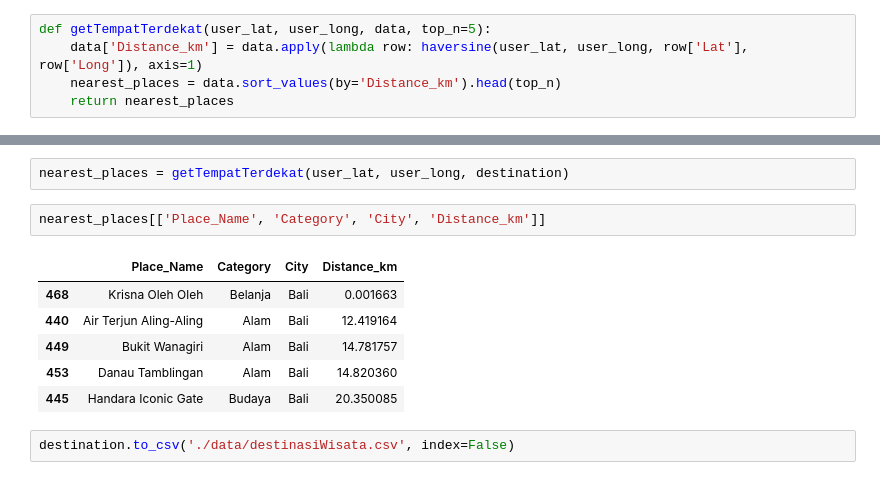
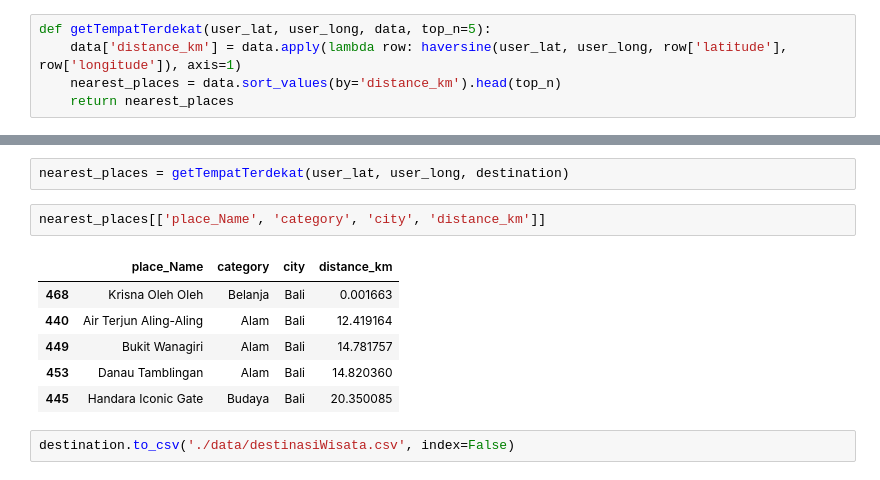
Before and after one commit to DestinAsyik/ML, a Jupyter notebook: recom.ipynb, the cells around one changed output, grey strips where cells are left out. Drawn from its saved outputs; the diff is of its cells as text.

```diff
--- a/recom.ipynb
+++ b/recom.ipynb
@@ -416,22 +432,22 @@ def haversine(lat1, lon1, lat2, lon2):
     return distance
 # %%
 def getTempatTerdekat(user_lat, user_long, data, top_n=5):
-    data['Distance_km'] = data.apply(lambda row: haversine(user_lat, user_long, row['Lat'], row['Long']), axis=1)
-    nearest_places = data.sort_values(by='Distance_km').head(top_n)
+    data['distance_km'] = data.apply(lambda row: haversine(user_lat, user_long, row['latitude'], row['longitude']), axis=1)
+    nearest_places = data.sort_values(by='distance_km').head(top_n)
     return nearest_places
 # %%
 user_lat, user_long = -8.172141e+00	, 1.149923e+02
 # %%
 nearest_places = getTempatTerdekat(user_lat, user_long, destination)
-# %%
-nearest_places[['Place_Name', 'Category', 'City', 'Distance_km']]
-# %% [output]
-|  | Place_Name | Category | City | Distance_km |
-| 468 | Krisna Oleh Oleh | Belanja | Bali | 0.001663 |
-| 440 | Air Terjun Aling-Aling | Alam | Bali | 12.419164 |
-| 449 | Bukit Wanagiri | Alam | Bali | 14.781757 |
-| 453 | Danau Tamblingan | Alam | Bali | 14.820360 |
-| 445 | Handara Iconic Gate | Budaya | Bali | 20.350085 |
+# %%
+nearest_places[['place_Name', 'category', 'city', 'distance_km']]
+# %% [output]
+|  | place_Name | category | city | distance_km |
+| 468 | Krisna Oleh Oleh | Belanja | Bali | 0.001663 |
+| 440 | Air Terjun Aling-Aling | Alam | Bali | 12.419164 |
+| 449 | Bukit Wanagiri | Alam | Bali | 14.781757 |
+| 453 | Danau Tamblingan | Alam | Bali | 14.820360 |
+| 445 | Handara Iconic Gate | Budaya | Bali | 20.350085 |
 # %%
 destination.to_csv('./data/destinasiWisata.csv', index=False)
 # %% [markdown]
```
Also changed, not shown: parts of 16 cells of this notebook, 2 other files.
